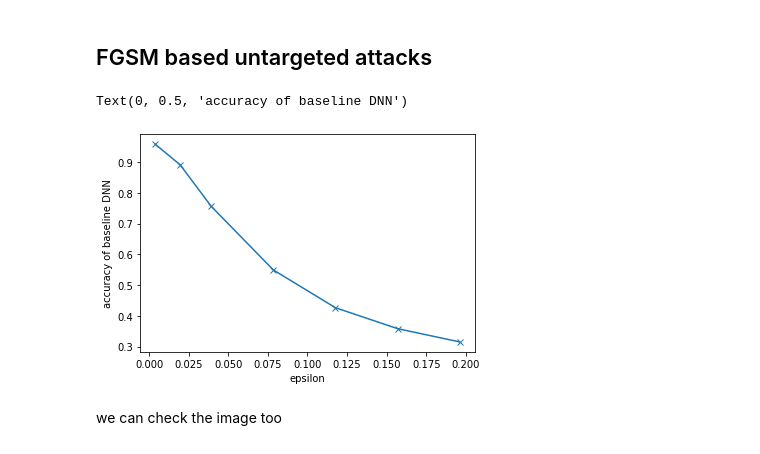
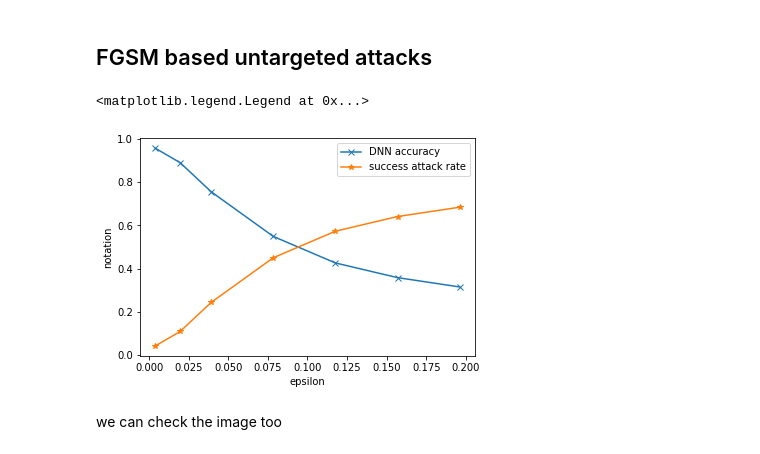
Before and after one commit to yeb2Binfang/ECE-GY-9163-ML-cyber, a Jupyter notebook: Lab/MLSec_Lab2.ipynb, the cells around one changed output. Saved outputs shown, nothing was run; the diff lists cells and outputs as text; code cells hidden in the pictures.

```diff
--- a/Lab/MLSec_Lab2.ipynb
+++ b/Lab/MLSec_Lab2.ipynb
@@ -312,18 +312,22 @@ def DNN_acc_adv(model, adv_img, img_label):
 epsilon = [1/255, 5/255, 10/255, 20/255, 30/255, 40/255, 50/255]
 acc_adv_final = []
 y_pred_final = []
+success_attack_rate = []
 for eps in epsilon:
   adv_img, img_label = generate_adv_img(DNN, loaders, eps)
   acc_adv, y_pred_adv, y_test_adv = DNN_acc_adv(DNN, adv_img, img_label)
+  success_attack_rate.append(1-accuracy_score(y_pred_adv, y_test_adv))
   acc_adv_final.append(acc_adv)
   y_pred_final.append(y_pred_adv)
 # %%
 plt.plot(epsilon,acc_adv_final,marker='x')
+plt.plot(epsilon,success_attack_rate,marker='*')
 plt.xlabel('epsilon')
-plt.ylabel('accuracy of baseline DNN')
+plt.ylabel('notation')
+plt.legend(['DNN accuracy','success attack rate'])
 # %% [output]
-Text(0, 0.5, 'accuracy of baseline DNN')
+<matplotlib.legend.Legend at 0x...>
-[figure, old version]
+[figure, new version]
 # %% [markdown]
 we can check the image too
 # %% [markdown]
```
